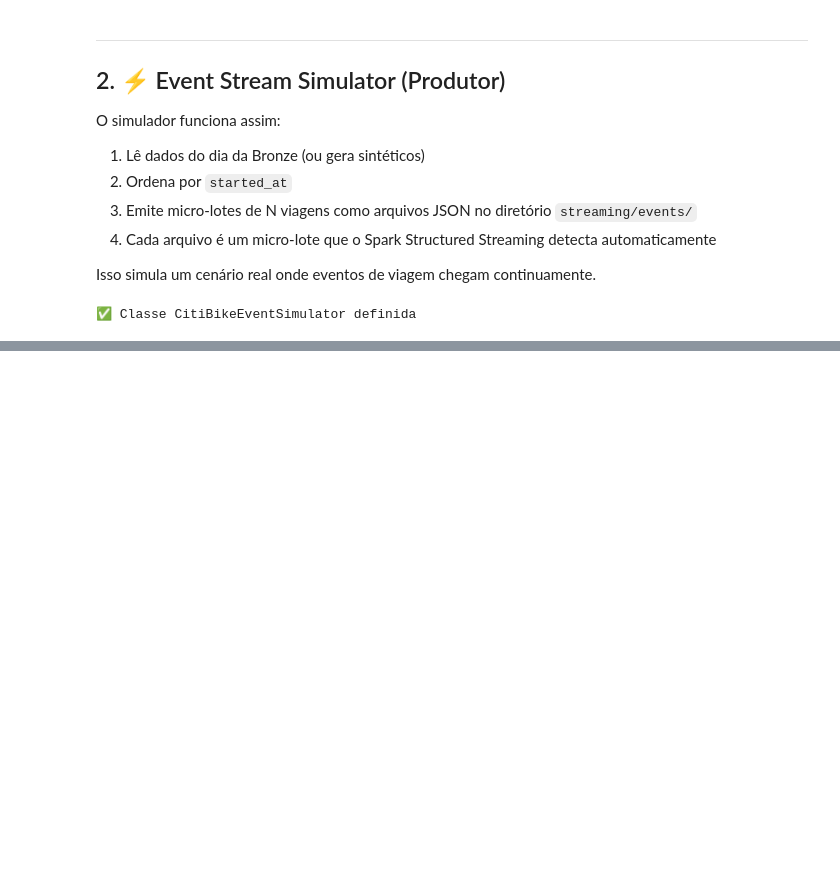
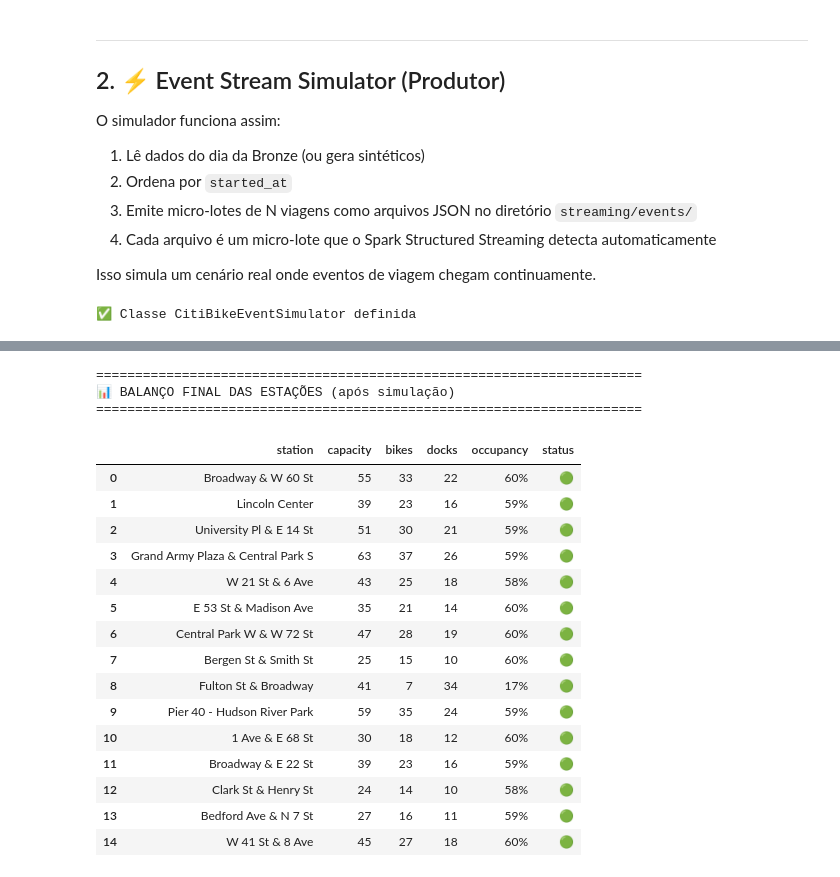
Before and after one commit to anabxalves/citibike-bigdata, a Jupyter notebook: 02_event_stream_simulator_linux.ipynb, the cells around one changed output, grey strips where cells are left out. Saved outputs shown, nothing was run; the diff lists cells and outputs as text; code cells hidden in the pictures; blank space fills up the shorter version.

Commit message:
Notebook 02 — execução da simulação e validação final

```diff
--- a/02_event_stream_simulator_linux.ipynb
+++ b/02_event_stream_simulator_linux.ipynb
@@ -530,0 +928,44 @@ print("✅ Classe CitiBikeEventSimulator definida")
+# %%
+# ============================================================
+# 5.2 Balanço final das estações
+# ============================================================
+
+print("\n" + "=" * 70)
+print("📊 BALANÇO FINAL DAS ESTAÇÕES (após simulação)")
+print("=" * 70)
+
+balance_data = []
+for station in POPULAR_STATIONS:
+    sid = station['id']
+    bal = simulator.station_balance[sid]
+    balance_data.append({
+        'station': station['name'],
+        'capacity': station['capacity'],
+        'bikes': bal['bikes'],
+        'docks': bal['docks'],
+        'occupancy': f"{bal['bikes']/station['capacity']*100:.0f}%",
+        'status': '🔴' if bal['bikes'] <= 2 else ('🟡' if bal['bikes'] <= 5 else '🟢')
+    })
+
+balance_df = pd.DataFrame(balance_data)
+display(balance_df)
+# %% [output]
+======================================================================
+📊 BALANÇO FINAL DAS ESTAÇÕES (após simulação)
+======================================================================
+|  | station | capacity | bikes | docks | occupancy | status |
+| 0 | Broadway & W 60 St | 55 | 33 | 22 | 60% | 🟢 |
+| 1 | Lincoln Center | 39 | 23 | 16 | 59% | 🟢 |
+| 2 | University Pl & E 14 St | 51 | 30 | 21 | 59% | 🟢 |
+| 3 | Grand Army Plaza & Central Park S | 63 | 37 | 26 | 59% | 🟢 |
+| 4 | W 21 St & 6 Ave | 43 | 25 | 18 | 58% | 🟢 |
+| 5 | E 53 St & Madison Ave | 35 | 21 | 14 | 60% | 🟢 |
+| 6 | Central Park W & W 72 St | 47 | 28 | 19 | 60% | 🟢 |
+| 7 | Bergen St & Smith St | 25 | 15 | 10 | 60% | 🟢 |
+| 8 | Fulton St & Broadway | 41 | 7 | 34 | 17% | 🟢 |
+| 9 | Pier 40 - Hudson River Park | 59 | 35 | 24 | 59% | 🟢 |
+| 10 | 1 Ave & E 68 St | 30 | 18 | 12 | 60% | 🟢 |
+| 11 | Broadway & E 22 St | 39 | 23 | 16 | 59% | 🟢 |
+| 12 | Clark St & Henry St | 24 | 14 | 10 | 58% | 🟢 |
+| 13 | Bedford Ave & N 7 St | 27 | 16 | 11 | 59% | 🟢 |
+| 14 | W 41 St & 8 Ave | 45 | 27 | 18 | 60% | 🟢 |
```
Also changed, not shown: parts of 14 cells of this notebook.
